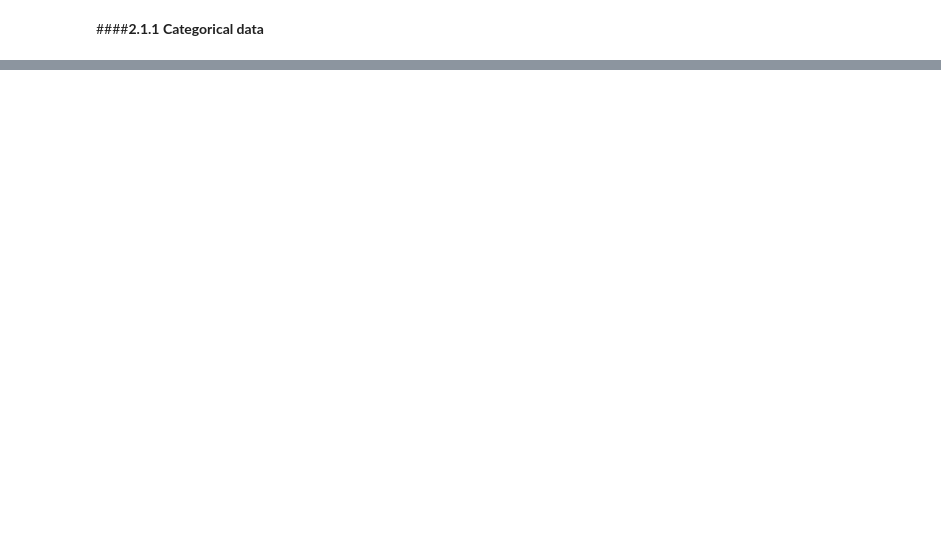
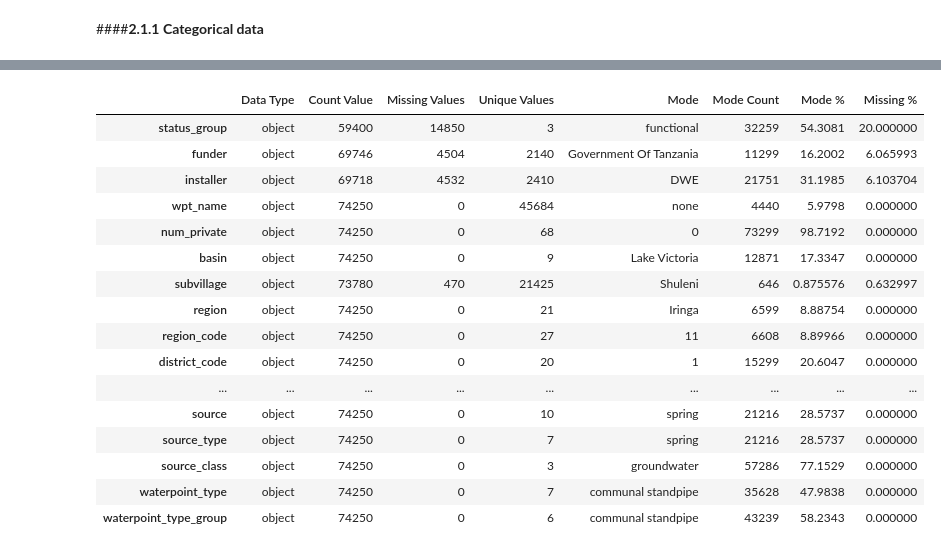
Before and after one commit to BrendaLoznik/waterpumps, a Jupyter notebook: Waterpumps.ipynb, the cells around one changed output, grey strips where cells are left out. Saved outputs shown, nothing was run; the diff lists cells and outputs as text; code cells hidden in the pictures; blank space fills up the shorter version.

Commit message:
update data quality report

```diff
--- a/Waterpumps.ipynb
+++ b/Waterpumps.ipynb
@@ -201,0 +187,46 @@ Name: waterpoint_type_group, dtype: int64
+# %%
+data_types = pd.DataFrame(
+    raw[categorical].dtypes,
+    columns=['Data Type'])
+
+count_values = pd.DataFrame(
+    columns=['Count Value'])
+for row in list(raw[categorical].columns.values):
+    count_values.loc[row] = [raw[categorical][row].count()]
+
+missing_data = pd.DataFrame(
+    raw[categorical].isnull().sum(),
+    columns=['Missing Values'])
+
+unique_values = pd.DataFrame(
+    columns=['Unique Values'])
+for row in list(raw[categorical].columns.values):
+    unique_values.loc[row] = [raw[categorical][row].nunique()]
+
+mode_values = pd.DataFrame(
+    columns=['Mode'])
+for row in list(raw[categorical].columns.values):
+    mode_values.loc[row] = [raw[categorical][row].mode()[0]]
+
+dq_report = data_types.join(count_values).join(missing_data).join(unique_values).join(mode_values).join(mode_count)
+dq_report['Mode %'] = (dq_report['Mode Count'] / dq_report['Count Value']*100)                       #is this correct considering the missing values in count?
+dq_report['Missing %'] = (dq_report['Missing Values'] / len(raw[categorical]) *100)
+dq_report
+# %% [output]
+|  | Data Type | Count Value | Missing Values | Unique Values | Mode | Mode Count | Mode % | Missing % |
+| status_group | object | 59400 | 14850 | 3 | functional | 32259 | 54.3081 | 20.000000 |
+| funder | object | 69746 | 4504 | 2140 | Government Of Tanzania | 11299 | 16.2002 | 6.065993 |
+| installer | object | 69718 | 4532 | 2410 | DWE | 21751 | 31.1985 | 6.103704 |
+| wpt_name | object | 74250 | 0 | 45684 | none | 4440 | 5.9798 | 0.000000 |
+| num_private | object | 74250 | 0 | 68 | 0 | 73299 | 98.7192 | 0.000000 |
+| basin | object | 74250 | 0 | 9 | Lake Victoria | 12871 | 17.3347 | 0.000000 |
+| subvillage | object | 73780 | 470 | 21425 | Shuleni | 646 | 0.875576 | 0.632997 |
+| region | object | 74250 | 0 | 21 | Iringa | 6599 | 8.88754 | 0.000000 |
+| region_code | object | 74250 | 0 | 27 | 11 | 6608 | 8.89966 | 0.000000 |
+| district_code | object | 74250 | 0 | 20 | 1 | 15299 | 20.6047 | 0.000000 |
+| ... | ... | ... | ... | ... | ... | ... | ... | ... |
+| source | object | 74250 | 0 | 10 | spring | 21216 | 28.5737 | 0.000000 |
+| source_type | object | 74250 | 0 | 7 | spring | 21216 | 28.5737 | 0.000000 |
+| source_class | object | 74250 | 0 | 3 | groundwater | 57286 | 77.1529 | 0.000000 |
+| waterpoint_type | object | 74250 | 0 | 7 | communal standpipe | 35628 | 47.9838 | 0.000000 |
+| waterpoint_type_group | object | 74250 | 0 | 6 | communal standpipe | 43239 | 58.2343 | 0.000000 |
```
Also changed, not shown: parts of 12 cells of this notebook.
